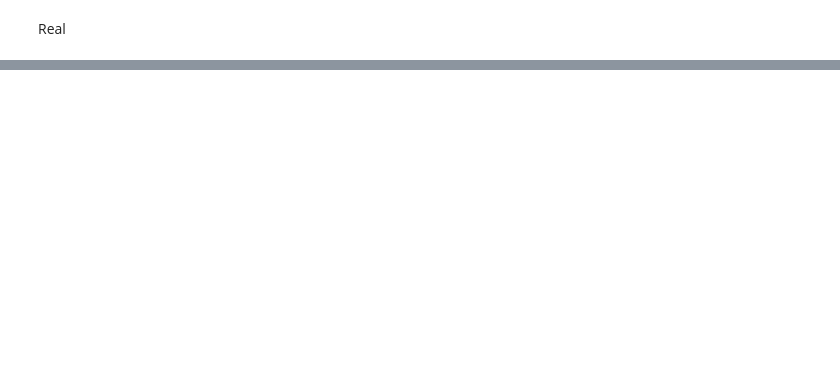
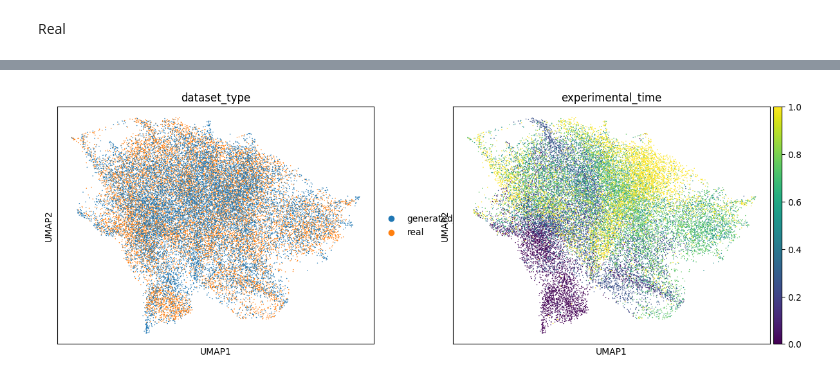
Before and after one commit to theislab/FlatVI, a Jupyter notebook: notebooks/train_autoencoder/train_vae.ipynb, the cells around one changed output, grey strips where cells are left out. Saved outputs shown, nothing was run; the diff lists cells and outputs as text; code cells hidden in the pictures; blank space fills up the shorter version.

```diff
--- a/notebooks/train_autoencoder/train_vae.ipynb
+++ b/notebooks/train_autoencoder/train_vae.ipynb
@@ -212,0 +207,7 @@ sc.pl.umap(adata_real, color="experimental_time")
+# %%
+amortized_and_real = np.concatenate([real_data, generated_amortized_data], axis=0)
+dataset_type = ["real" for _ in range(len(real_data))] + ["generated_amortized" for _ in range(len(generated_amortized_data))]
+dataset_type_df = pd.DataFrame(dataset_type)
+dataset_type_df.columns = ["dataset_type"]
+annot = pd.concat([annot, annot], axis=0).reset_index(drop=True)
+annot.columns = ["experimental_time"]
@@ -212,0 +230,3 @@ sc.pl.umap(adata_real, color="experimental_time")
+# %%
+adata_real_amortized = sc.AnnData(X=amortized_and_real,
+                                      obs=pd.concat([dataset_type_df, annot], axis=1))
@@ -212,0 +237,4 @@ sc.pl.umap(adata_real, color="experimental_time")
+# %%
+sc.pl.umap(adata_real_amortized, color=["dataset_type", "experimental_time"])
+# %% [output]
+[figure, added]
```
Also changed, not shown: parts of 12 cells of this notebook.
